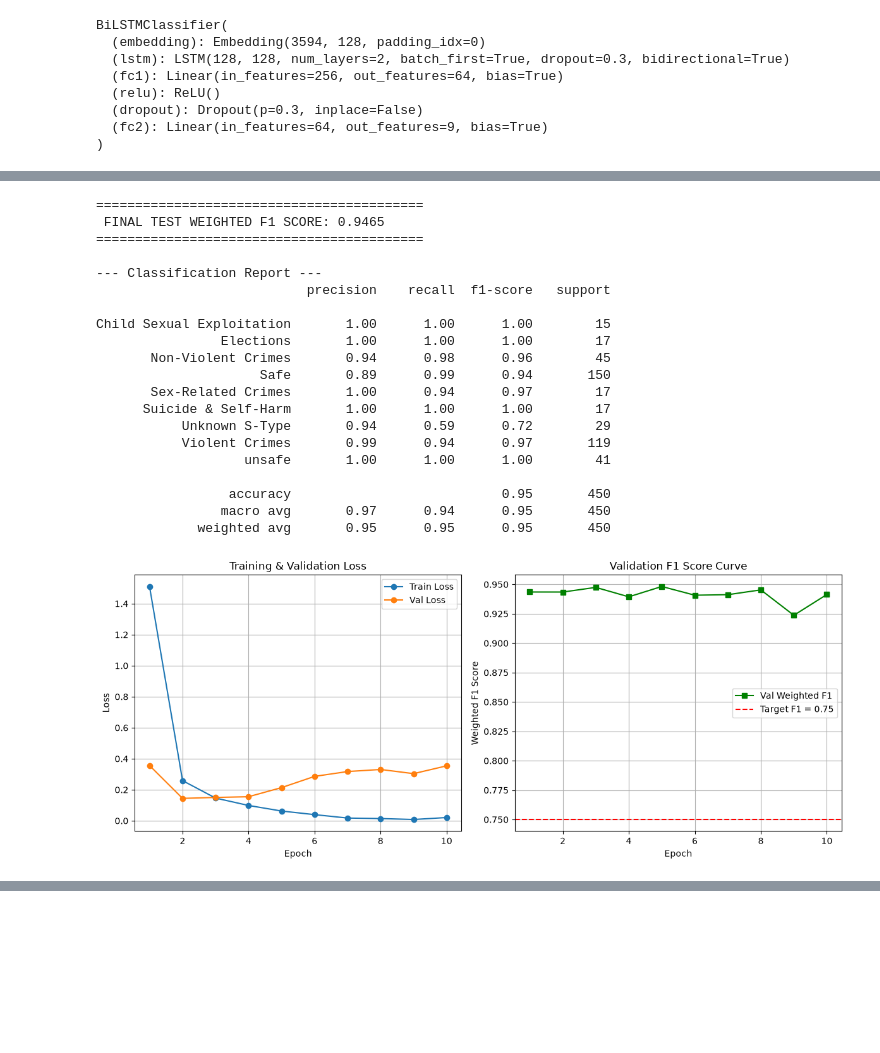
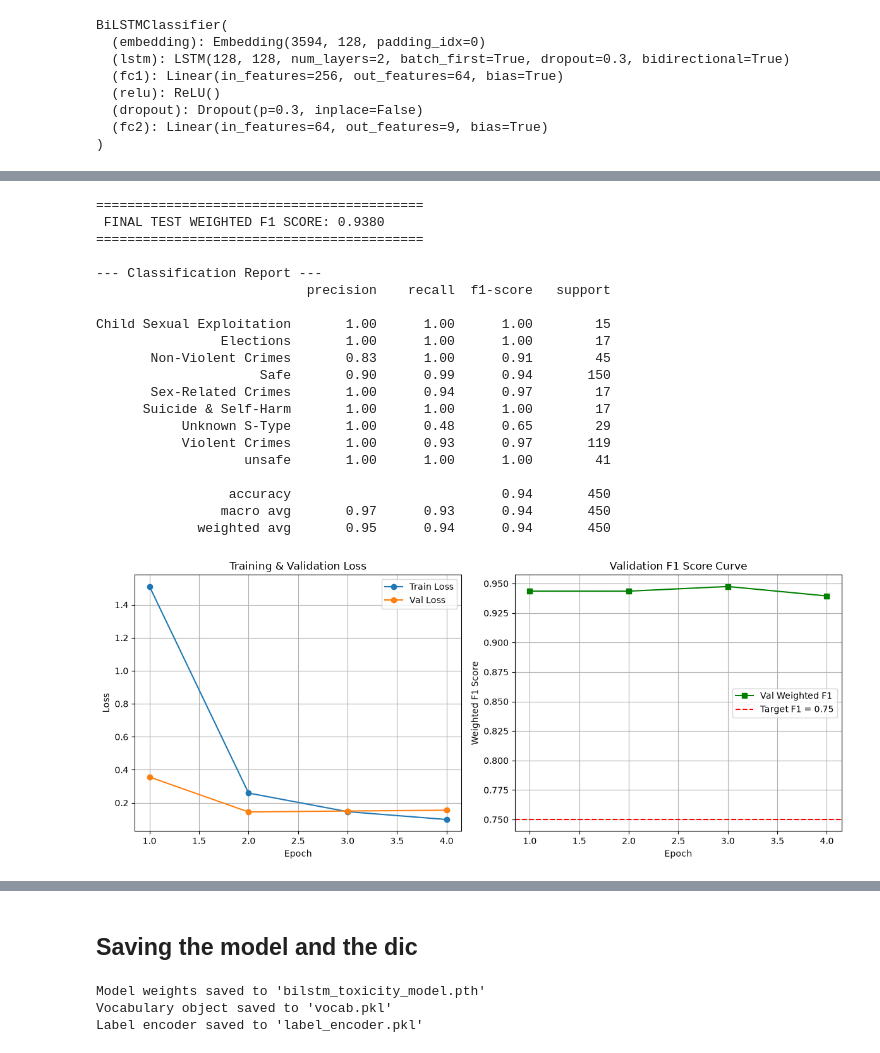
Before and after one commit to ammar-abdelghany30/NLP_cellula_task1, a Jupyter notebook: RNN/LSTM_train.ipynb, the cells around one changed output, grey strips where cells are left out. Saved outputs shown, nothing was run; the diff lists cells and outputs as text; code cells hidden in the pictures; blank space fills up the shorter version.

Commit message:
testing Lstm model performance

```diff
--- a/RNN/LSTM_train.ipynb
+++ b/RNN/LSTM_train.ipynb
@@ -349,7 +392,7 @@ Epoch 01/10 | Train Loss: 1.5105 | Val Loss: 0.3562 | Val Weighted F1: 0.9435
 # %%
 import matplotlib.pyplot as plt
 import seaborn as sns
-from sklearn.metrics import classification_report, confusion_matrix
+from sklearn.metrics import classification_report, confusion_matrix, f1_score
 
 # --- TEST EVALUATION ---
 model.eval()
@@ -380,12 +423,15 @@ print(classification_report(all_test_labels, all_test_preds, target_names=class_
 
 # --- PLOTTING DELIVERABLES FOR PDF REPORT ---
 
+# Dynamically set epoch range based on actual trained epochs (handles Early Stopping)
+actual_epochs = range(1, len(history['train_loss']) + 1)
+
 # 1. Training vs Validation Loss and F1 Curves
 plt.figure(figsize=(12, 5))
 
 plt.subplot(1, 2, 1)
-plt.plot(range(1, EPOCHS + 1), history['train_loss'], label='Train Loss', marker='o')
-plt.plot(range(1, EPOCHS + 1), history['val_loss'], label='Val Loss', marker='o')
+plt.plot(actual_epochs, history['train_loss'], label='Train Loss', marker='o')
+plt.plot(actual_epochs, history['val_loss'], label='Val Loss', marker='o')
 plt.title("Training & Validation Loss")
 plt.xlabel("Epoch")
 plt.ylabel("Loss")
@@ -393,7 +439,7 @@ plt.legend()
 plt.grid(True)
 
 plt.subplot(1, 2, 2)
-plt.plot(range(1, EPOCHS + 1), history['val_f1'], label='Val Weighted F1', color='green', marker='s')
+plt.plot(actual_epochs, history['val_f1'], label='Val Weighted F1', color='green', marker='s')
 plt.axhline(y=0.75, color='red', linestyle='--', label='Target F1 = 0.75')
 plt.title("Validation F1 Score Curve")
 plt.xlabel("Epoch")
@@ -404,40 +450,63 @@ plt.grid(True)
 plt.tight_layout()
 plt.savefig("learning_curves.png", dpi=300)
 plt.show()
 
 # 2. Confusion Matrix Heatmap
 cm = confusion_matrix(all_test_labels, all_test_preds)
 
 plt.figure(figsize=(10, 8))
 sns.heatmap(cm, annot=True, fmt='d', cmap='Blues',
             xticklabels=class_names, yticklabels=class_names)
 plt.title("Confusion Matrix on Test Dataset", fontsize=14, fontweight='bold')
 plt.xlabel("Predicted Category")
 plt.ylabel("True Category")
 plt.xticks(rotation=45, ha='right')
 plt.tight_layout()
 plt.savefig("confusion_matrix.png", dpi=300)
 plt.show()
 # %% [output]
 ==========================================
- FINAL TEST WEIGHTED F1 SCORE: 0.9465
+ FINAL TEST WEIGHTED F1 SCORE: 0.9380
 ==========================================
 
 --- Classification Report ---
                            precision    recall  f1-score   support
 
 Child Sexual Exploitation       1.00      1.00      1.00        15
                 Elections       1.00      1.00      1.00        17
-       Non-Violent Crimes       0.94      0.98      0.96        45
-                     Safe       0.89      0.99      0.94       150
+       Non-Violent Crimes       0.83      1.00      0.91        45
+                     Safe       0.90      0.99      0.94       150
        Sex-Related Crimes       1.00      0.94      0.97        17
       Suicide & Self-Harm       1.00      1.00      1.00        17
-           Unknown S-Type       0.94      0.59      0.72        29
-           Violent Crimes       0.99      0.94      0.97       119
+           Unknown S-Type       1.00      0.48      0.65        29
+           Violent Crimes       1.00      0.93      0.97       119
                    unsafe       1.00      1.00      1.00        41
 
-                 accuracy                           0.95       450
-                macro avg       0.97      0.94      0.95       450
-             weighted avg       0.95      0.95      0.95       450
+                 accuracy                           0.94       450
+                macro avg       0.97      0.93      0.94       450
+             weighted avg       0.95      0.94      0.94       450
-[figure, old version]
+[figure, new version]
 [figure]
+# %% [markdown]
+## Saving the model and the dic
+# %%
+import torch
+import pickle
+
+# 1. Save trained model weights
+torch.save(model.state_dict(), 'bilstm_toxicity_model.pth')
+print("Model weights saved to 'bilstm_toxicity_model.pth'")
+
+# 2. Save the vocabulary object (so token mapping matches exactly)
+with open('vocab.pkl', 'wb') as f:
+    pickle.dump(vocab, f)
+print("Vocabulary object saved to 'vocab.pkl'")
+
+# 3. Save the label encoder (so integer predictions map back to class names)
+with open('label_encoder.pkl', 'wb') as f:
+    pickle.dump(label_encoder, f)
+print("Label encoder saved to 'label_encoder.pkl'")
+# %% [output]
+Model weights saved to 'bilstm_toxicity_model.pth'
+Vocabulary object saved to 'vocab.pkl'
+Label encoder saved to 'label_encoder.pkl'
```
Also changed, not shown: parts of 3 cells of this notebook.
